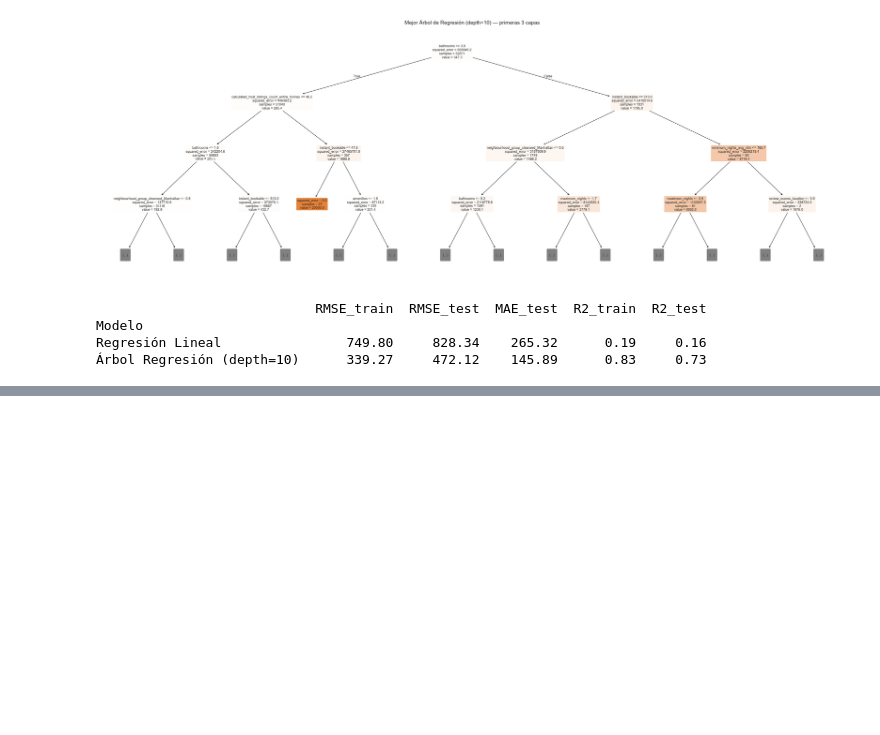
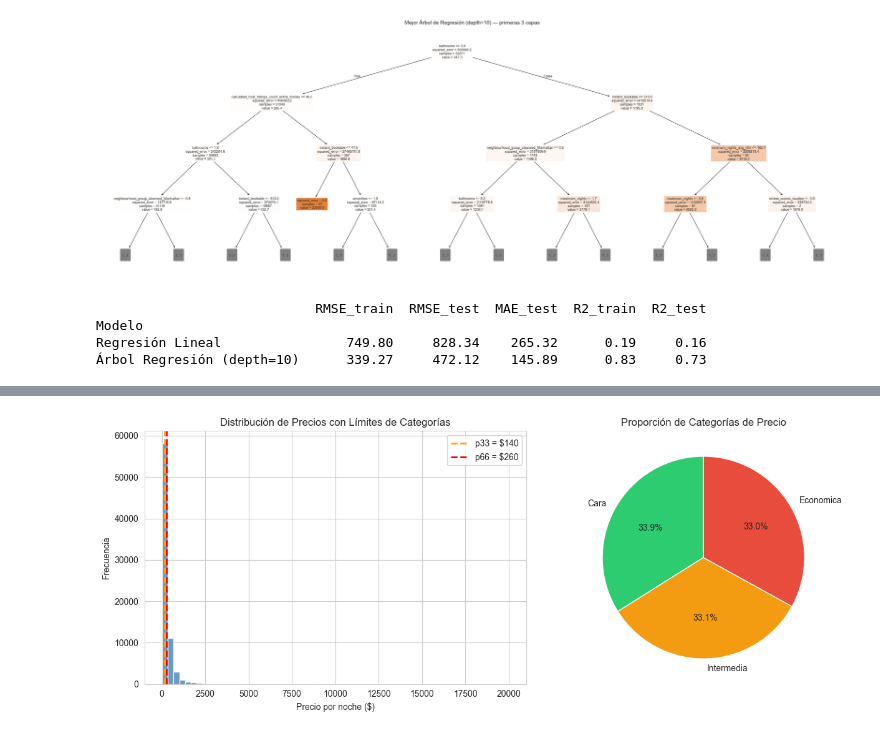
Before and after one commit to Cain7564/avance, a Jupyter notebook: Avance.ipynb, the cells around one changed output, grey strips where cells are left out. Drawn from its saved outputs; the diff is of its cells as text; code cells hidden in the pictures; blank space fills up the shorter version.

```diff
--- a/Avance.ipynb
+++ b/Avance.ipynb
@@ -256,0 +308,24 @@ Regresión Lineal                749.80     828.34    265.32      0.19     0.16
+# %%
+p33 = df['price'].quantile(0.33)
+p66 = df['price'].quantile(0.66)
+
+print(f'Límite inferior (p33): ${p33:.2f}')
+print(f'Límite superior (p66): ${p66:.2f}')
+print(f'\nCategorías:')
+print(f'  Económica  → precio ≤ ${p33:.2f}')
+print(f'  Intermedia → ${p33:.2f} < precio ≤ ${p66:.2f}')
+print(f'  Cara       → precio > ${p66:.2f}')
+
+# Crear la variable categórica
+def clasificar_precio(x):
+    if x <= p33:
+        return 'Economica'
+    elif x <= p66:
+        return 'Intermedia'
+    else:
+        return 'Cara'
+
+df['precio_cat'] = df['price'].apply(clasificar_precio)
+
+print('\nDistribución de clases:')
+print(df['precio_cat'].value_counts())
@@ -256,0 +347,23 @@ Regresión Lineal                749.80     828.34    265.32      0.19     0.16
+# %%
+fig, axes = plt.subplots(1, 2, figsize=(13, 5))
+
+# Histograma con líneas de corte
+axes[0].hist(df['price'], bins=60, color='steelblue', edgecolor='white', alpha=0.8)
+axes[0].axvline(p33, color='orange', linestyle='--', linewidth=2, label=f'p33 = ${p33:.0f}')
+axes[0].axvline(p66, color='red',    linestyle='--', linewidth=2, label=f'p66 = ${p66:.0f}')
+axes[0].set_title('Distribución de Precios con Límites de Categorías')
+axes[0].set_xlabel('Precio por noche ($)')
+axes[0].set_ylabel('Frecuencia')
+axes[0].legend()
+
+# Gráfico de pastel
+conteo = df['precio_cat'].value_counts()
+colores = ['#2ecc71', '#f39c12', '#e74c3c']
+axes[1].pie(conteo, labels=conteo.index, autopct='%1.1f%%',
+            colors=colores, startangle=90)
+axes[1].set_title('Proporción de Categorías de Precio')
+
+plt.tight_layout()
+plt.show()
+# %% [output]
+[figure, added]
```
Also changed, not shown: parts of 4 cells of this notebook.
